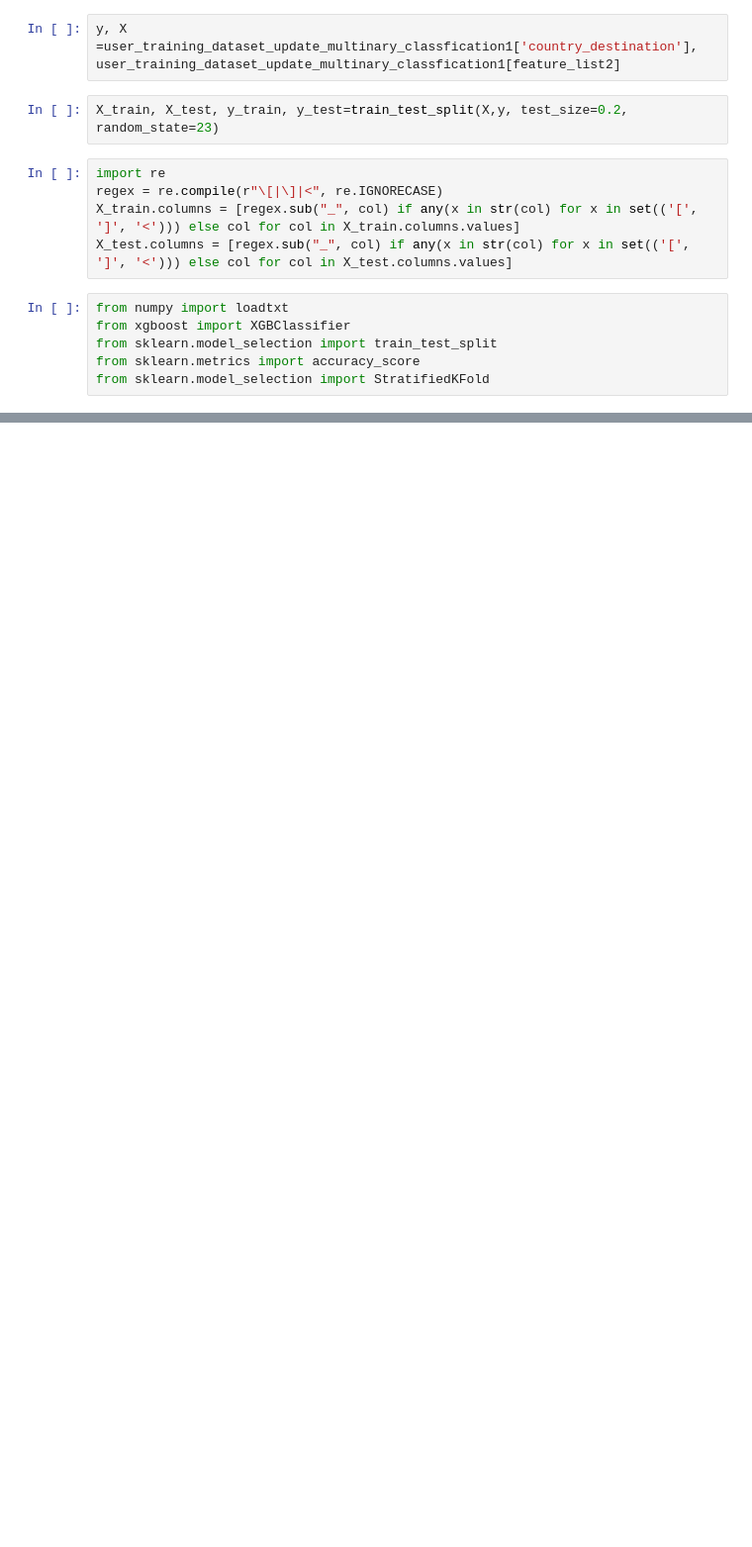
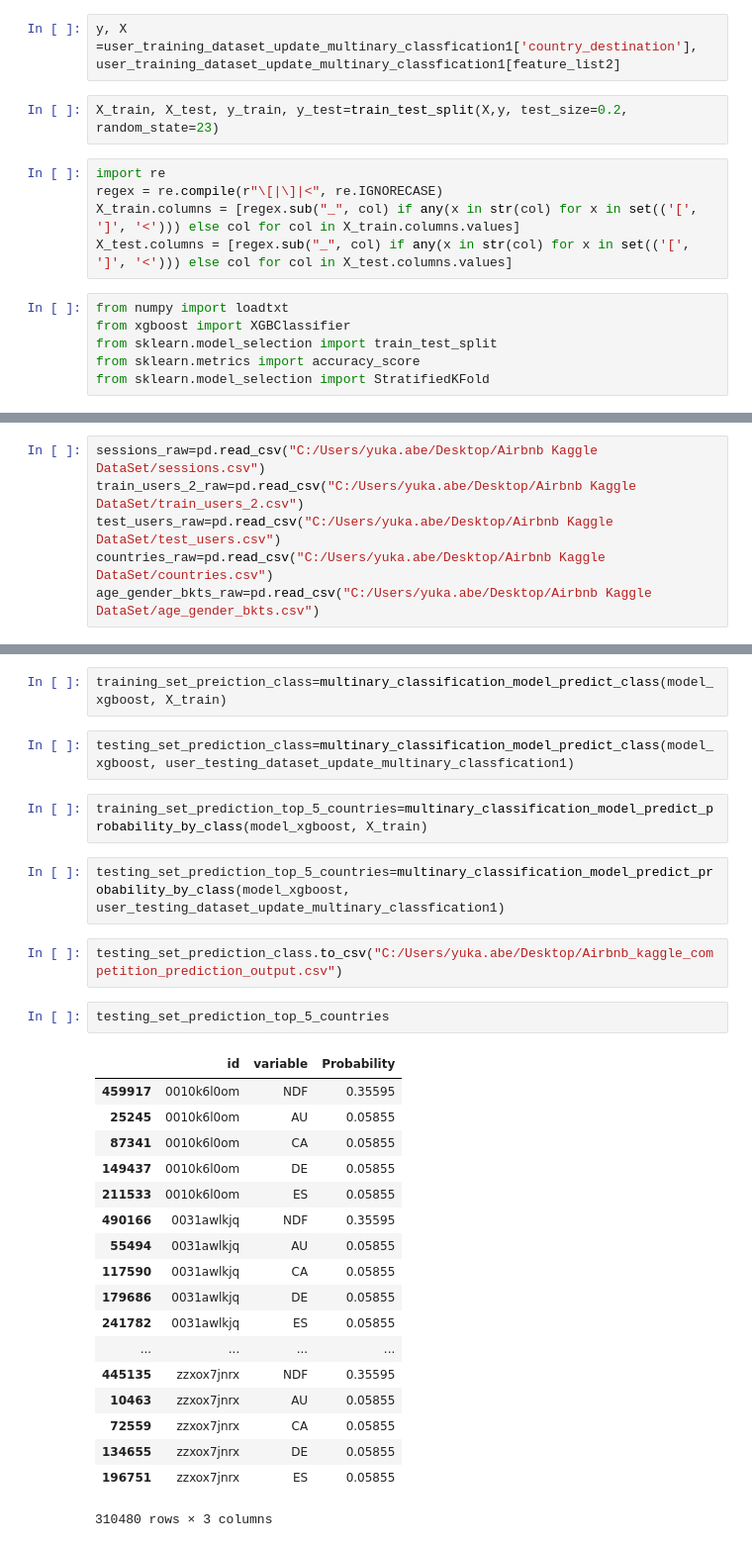
Before and after one commit to yukaabe/Springboard-datasciencebootcamp-repo, a Jupyter notebook: Airbnb Modeling Script Part Two - Multi Class Classification.ipynb, the cells around one changed output, grey strips where cells are left out. Shown: that part at 99% size. Drawn from its saved outputs; the diff is of its cells as text; blank space fills up the shorter version.

Commit message:
Update airbnb capstone project scripts

```diff
--- a/Airbnb Modeling Script Part Two - Multi Class Classification.ipynb
+++ b/Airbnb Modeling Script Part Two - Multi Class Classification.ipynb
@@ -978,0 +1037,6 @@ y_pro = clf.predict_proba(test_data)[:, 1]
+# %%
+sessions_raw=pd.read_csv("C:/Users/yuka.abe/Desktop/Airbnb Kaggle DataSet/sessions.csv")
+train_users_2_raw=pd.read_csv("C:/Users/yuka.abe/Desktop/Airbnb Kaggle DataSet/train_users_2.csv")
+test_users_raw=pd.read_csv("C:/Users/yuka.abe/Desktop/Airbnb Kaggle DataSet/test_users.csv")
+countries_raw=pd.read_csv("C:/Users/yuka.abe/Desktop/Airbnb Kaggle DataSet/countries.csv")
+age_gender_bkts_raw=pd.read_csv("C:/Users/yuka.abe/Desktop/Airbnb Kaggle DataSet/age_gender_bkts.csv")
@@ -978,0 +1320,31 @@ y_pro = clf.predict_proba(test_data)[:, 1]
+# %%
+training_set_preiction_class=multinary_classification_model_predict_class(model_xgboost, X_train)
+# %%
+testing_set_prediction_class=multinary_classification_model_predict_class(model_xgboost, user_testing_dataset_update_multinary_classfication1)
+# %%
+training_set_prediction_top_5_countries=multinary_classification_model_predict_probability_by_class(model_xgboost, X_train)
+# %%
+testing_set_prediction_top_5_countries=multinary_classification_model_predict_probability_by_class(model_xgboost, user_testing_dataset_update_multinary_classfication1)
+# %%
+testing_set_prediction_class.to_csv("C:/Users/yuka.abe/Desktop/Airbnb_kaggle_competition_prediction_output.csv")
+# %%
+testing_set_prediction_top_5_countries
+# %% [output]
+|  | id | variable | Probability |
+| 459917 | 0010k6l0om | NDF | 0.35595 |
+| 25245 | 0010k6l0om | AU | 0.05855 |
+| 87341 | 0010k6l0om | CA | 0.05855 |
+| 149437 | 0010k6l0om | DE | 0.05855 |
+| 211533 | 0010k6l0om | ES | 0.05855 |
+| 490166 | 0031awlkjq | NDF | 0.35595 |
+| 55494 | 0031awlkjq | AU | 0.05855 |
+| 117590 | 0031awlkjq | CA | 0.05855 |
+| 179686 | 0031awlkjq | DE | 0.05855 |
+| 241782 | 0031awlkjq | ES | 0.05855 |
+| ... | ... | ... | ... |
+| 445135 | zzxox7jnrx | NDF | 0.35595 |
+| 10463 | zzxox7jnrx | AU | 0.05855 |
+| 72559 | zzxox7jnrx | CA | 0.05855 |
+| 134655 | zzxox7jnrx | DE | 0.05855 |
+| 196751 | zzxox7jnrx | ES | 0.05855 |
+310480 rows × 3 columns
```
Also changed, not shown: parts of 34 cells of this notebook, 5 other files.
